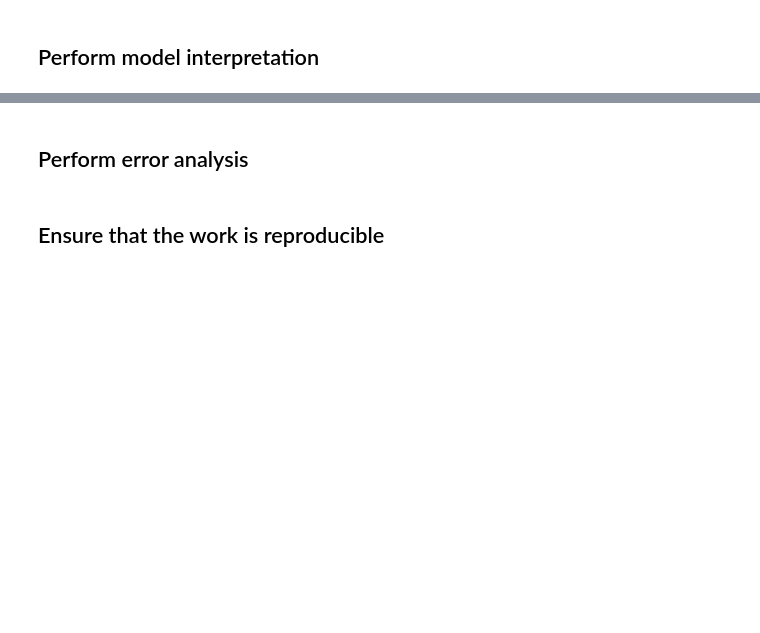
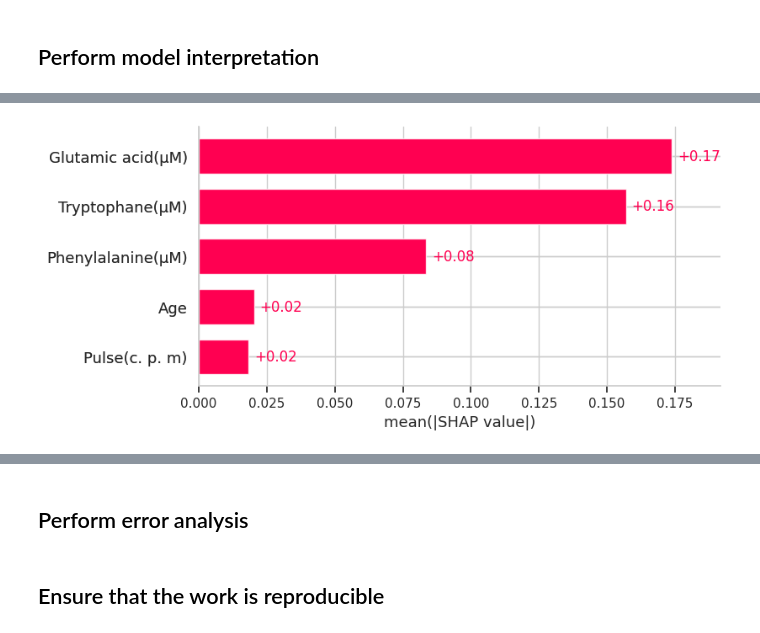
Before and after one commit to quantori/tutorial-on-ML-for-microbiomics, a Jupyter notebook: tutorial_dev.ipynb, the cells around one changed output, grey strips where cells are left out. Saved outputs shown, nothing was run; the diff lists cells and outputs as text; code cells hidden in the pictures; blank space fills up the shorter version.

```diff
--- a/tutorial_dev.ipynb
+++ b/tutorial_dev.ipynb
@@ -334,0 +390,4 @@ for num, model_info in enumerate(best_models_info, 1):
+# %%
+shap.plots.bar(shap_values[:, selected_features])
+# %% [output]
+[figure, added]
```
Also changed, not shown: parts of 13 cells of this notebook, 1 other file.
